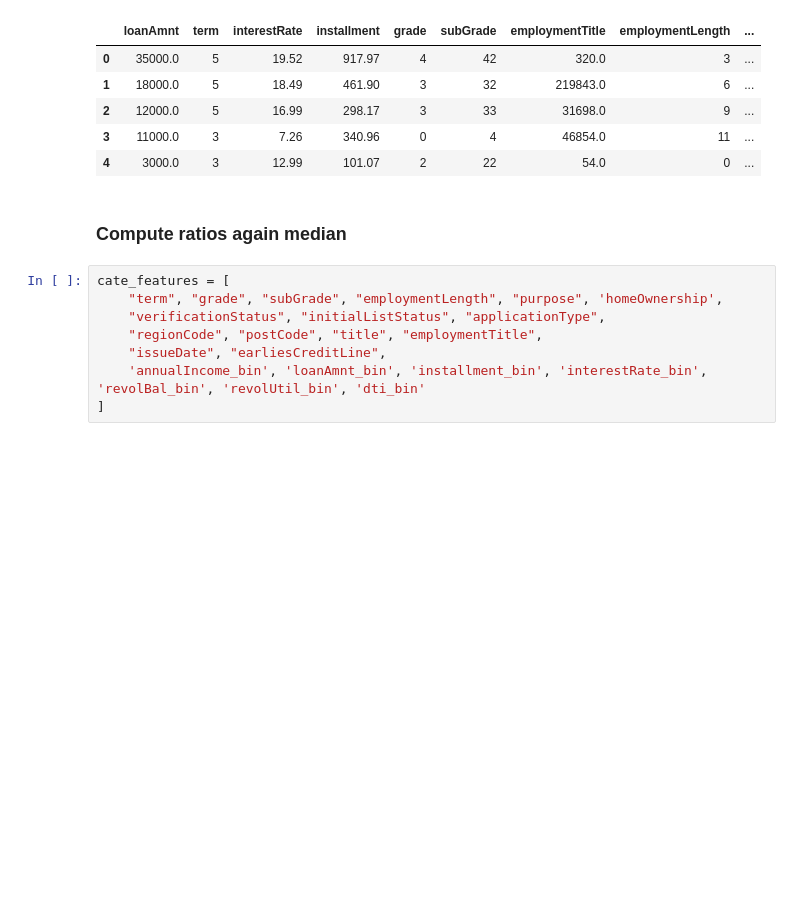
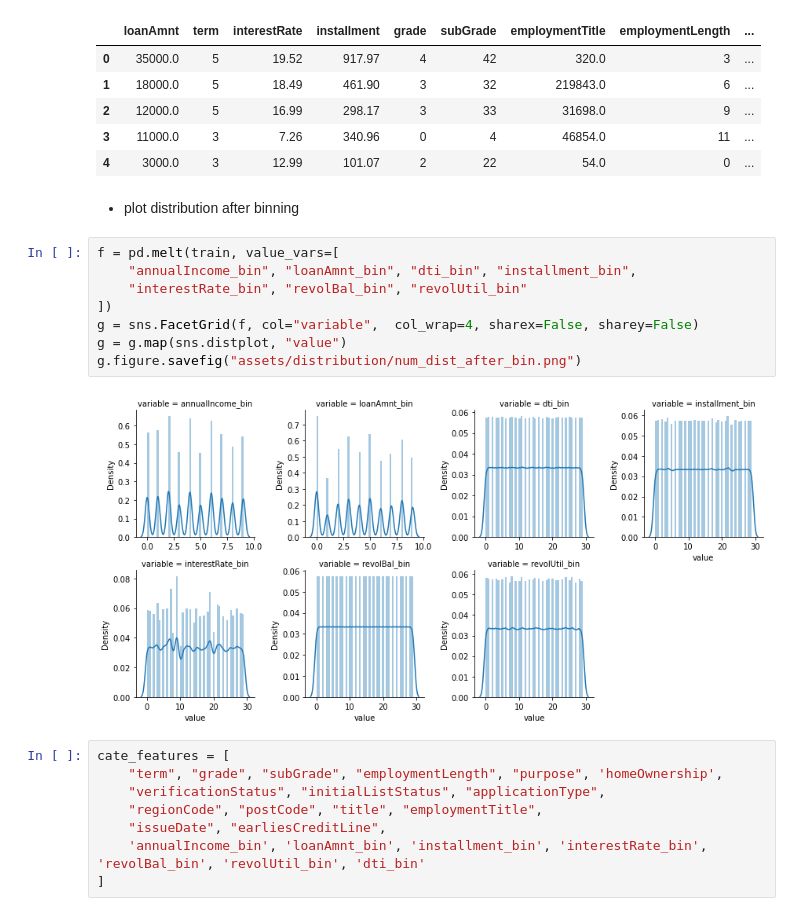
Before and after one commit to Karenou/Loan_default_classification, a Jupyter notebook: Feature_engineering.ipynb, the cells around one changed output. Drawn from its saved outputs; the diff is of its cells as text; blank space fills up the shorter version.

```diff
--- a/Feature_engineering.ipynb
+++ b/Feature_engineering.ipynb
@@ -309,8 +329,18 @@ train.head()
 | 2 | 12000.0 | 5 | 16.99 | 298.17 | 3 | 33 | 31698.0 | 9 | ... |
 | 3 | 11000.0 | 3 | 7.26 | 340.96 | 0 | 4 | 46854.0 | 11 | ... |
 | 4 | 3000.0 | 3 | 12.99 | 101.07 | 2 | 22 | 54.0 | 0 | ... |
-# %% [markdown]
-### Compute ratios again median
+# %% [markdown]
+- plot distribution after binning
+# %%
+f = pd.melt(train, value_vars=[
+    "annualIncome_bin", "loanAmnt_bin", "dti_bin", "installment_bin",
+    "interestRate_bin", "revolBal_bin", "revolUtil_bin"
+])
+g = sns.FacetGrid(f, col="variable",  col_wrap=4, sharex=False, sharey=False)
+g = g.map(sns.distplot, "value")
+g.figure.savefig("assets/distribution/num_dist_after_bin.png")
+# %% [output]
+[figure, added]
 # %%
 cate_features = [
     "term", "grade", "subGrade", "employmentLength", "purpose", 'homeOwnership',
```
Also changed, not shown: parts of 11 cells of this notebook, 1 other file.
